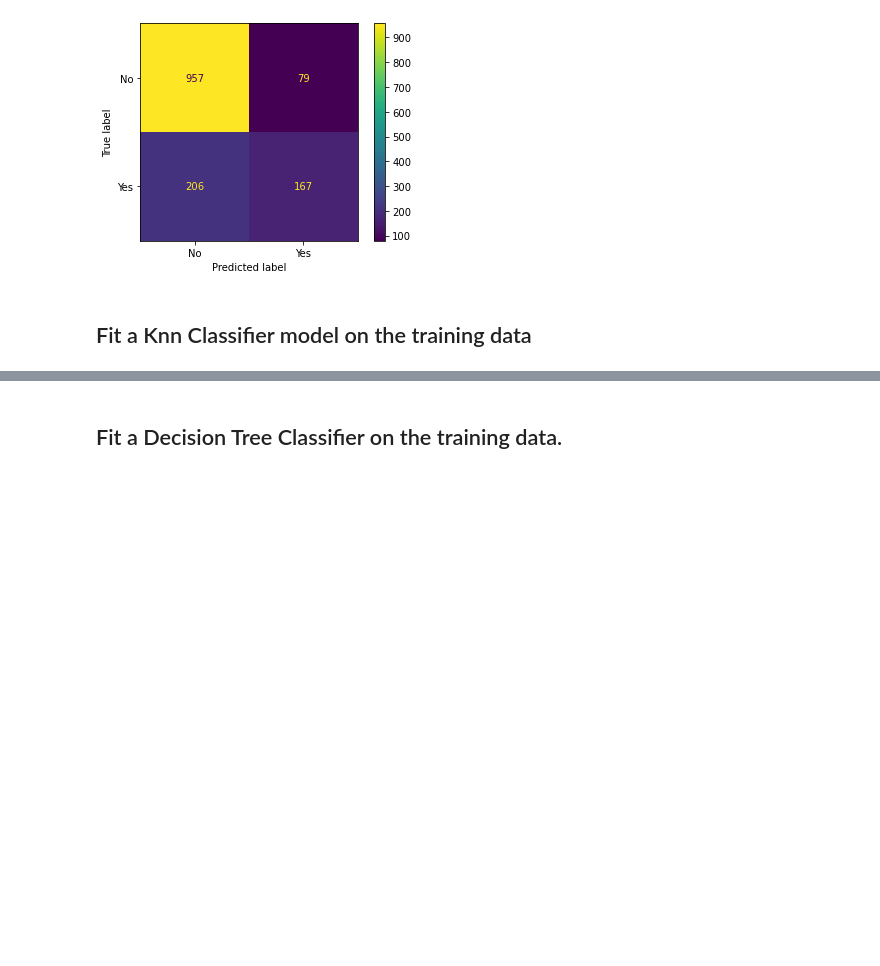
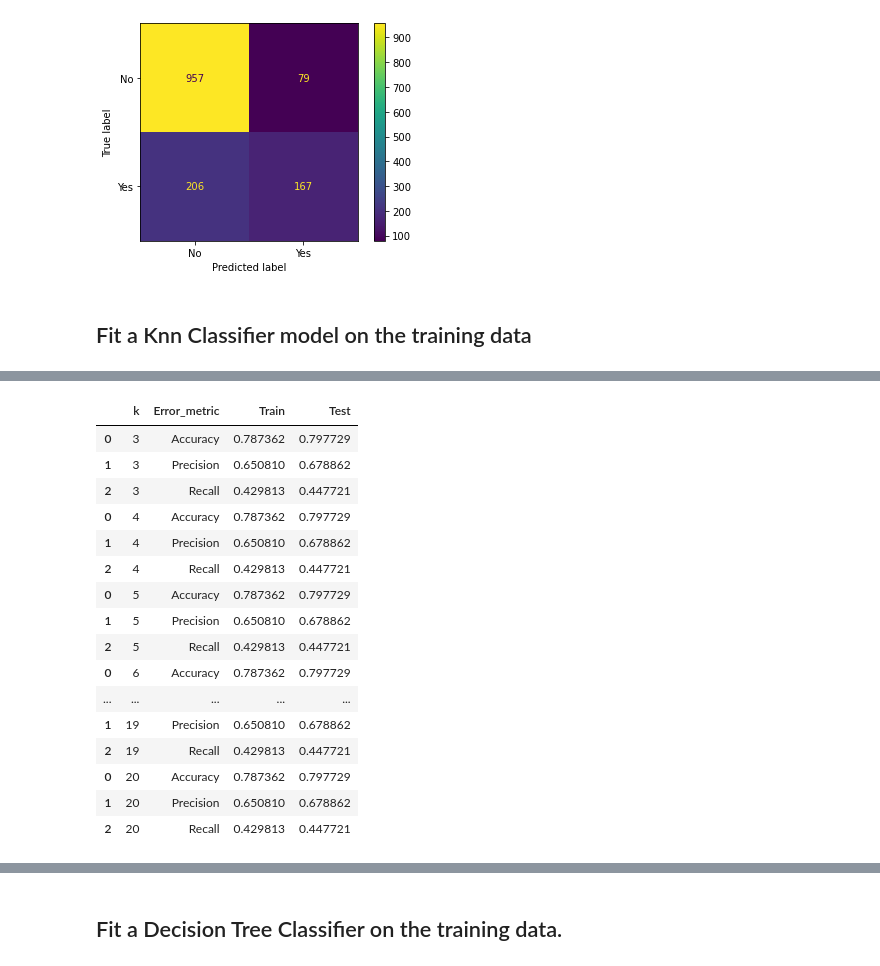
Before and after one commit to ChristinIskander/Classlabs, a Jupyter notebook: week 7/Tuesday 03.05.2022/Customer Churn-Handling Imbalanced Data.ipynb, the cells around one changed output, grey strips where cells are left out. Cells and saved outputs as stored; diff of their text form; code cells hidden in the pictures; blank space fills up the shorter version.

```diff
--- a/week 7/Tuesday 03.05.2022/Customer Churn-Handling Imbalanced Data.ipynb
+++ b/week 7/Tuesday 03.05.2022/Customer Churn-Handling Imbalanced Data.ipynb
@@ -268,0 +269,44 @@ ax[1].title.set_text("Test Set")
+# %%
+knn = pd.DataFrame()
+
+models = {'k': [] }
+
+for k in range(3,21):
+
+    neigh = KNeighborsClassifier(n_neighbors=k)
+    neigh.fit(X_train_norm, y_train)
+
+    models['k'] = [k, neigh]
+
+    y_pred_train_knn = neigh.predict(X_train_norm)
+    y_pred_test_knn  = neigh.predict(X_test_norm)
+
+
+    temp = pd.DataFrame({'k': [k]*3,'Error_metric': ['Accuracy','Precision','Recall'],
+                               'Train': [accuracy_score(y_train, y_pred_train_log),
+                                         precision_score(y_train, y_pred_train_log,pos_label="Yes"),
+                                         recall_score(y_train, y_pred_train_log, pos_label="Yes")],
+                               'Test': [accuracy_score(y_test, y_pred_test_log),
+                                        precision_score(y_test, y_pred_test_log, pos_label="Yes"),
+                                        recall_score(y_test, y_pred_test_log, pos_label="Yes")]})
+    knn = pd.concat([knn,temp], axis=0)
+
+knn
+# %% [output]
+|  | k | Error_metric | Train | Test |
+| 0 | 3 | Accuracy | 0.787362 | 0.797729 |
+| 1 | 3 | Precision | 0.650810 | 0.678862 |
+| 2 | 3 | Recall | 0.429813 | 0.447721 |
+| 0 | 4 | Accuracy | 0.787362 | 0.797729 |
+| 1 | 4 | Precision | 0.650810 | 0.678862 |
+| 2 | 4 | Recall | 0.429813 | 0.447721 |
+| 0 | 5 | Accuracy | 0.787362 | 0.797729 |
+| 1 | 5 | Precision | 0.650810 | 0.678862 |
+| 2 | 5 | Recall | 0.429813 | 0.447721 |
+| 0 | 6 | Accuracy | 0.787362 | 0.797729 |
+| ... | ... | ... | ... | ... |
+| 1 | 19 | Precision | 0.650810 | 0.678862 |
+| 2 | 19 | Recall | 0.429813 | 0.447721 |
+| 0 | 20 | Accuracy | 0.787362 | 0.797729 |
+| 1 | 20 | Precision | 0.650810 | 0.678862 |
+| 2 | 20 | Recall | 0.429813 | 0.447721 |
```
Also changed, not shown: parts of 4 cells of this notebook.
